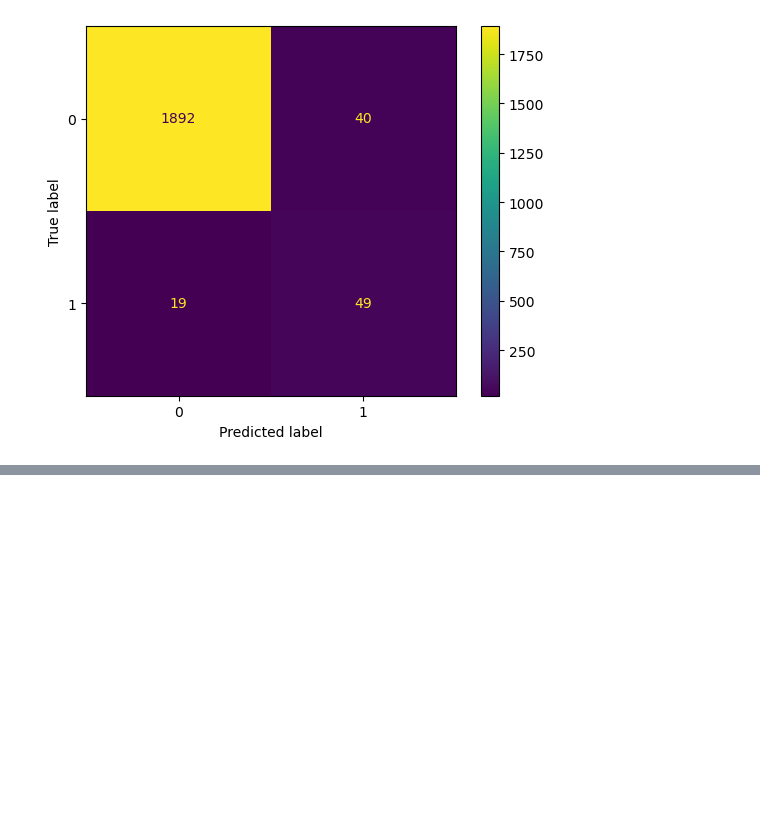
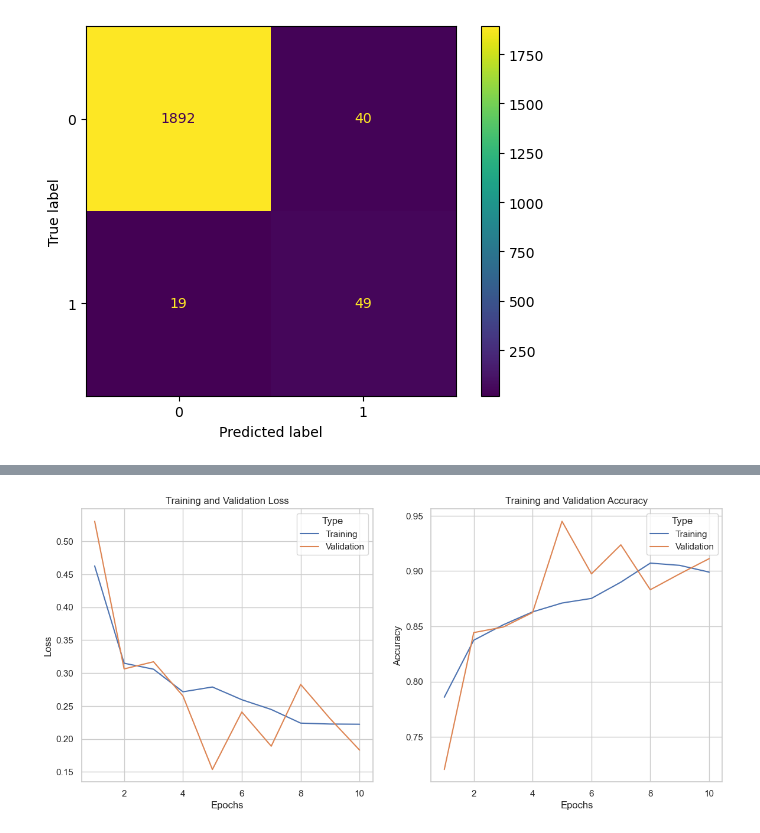
Before and after one commit to dmitriiDr/Notebooks_ML, a Jupyter notebook: 04_Predictive_Maintenance_01.ipynb, the cells around one changed output, grey strips where cells are left out. Saved outputs shown, nothing was run; the diff lists cells and outputs as text; code cells hidden in the pictures; blank space fills up the shorter version.

```diff
--- a/04_Predictive_Maintenance_01.ipynb
+++ b/04_Predictive_Maintenance_01.ipynb
@@ -680,0 +806,34 @@ ConfusionMatrixDisplay(conf_matrix, display_labels=None).plot()
+# %%
+history_dict = history.history
+train_loss = history_dict['loss']
+val_loss = history_dict['val_loss']
+train_acc = history_dict['accuracy']
+val_acc = history_dict['val_accuracy']
+
+epochs = range(1, len(train_loss) + 1)
+
+history_df = pd.DataFrame({
+    'Epoch': list(epochs) * 2,
+    'Loss': train_loss + val_loss,
+    'Accuracy': train_acc + val_acc,
+    'Type': ['Training'] * len(epochs) + ['Validation'] * len(epochs)
+})
+
+sns.set(style='whitegrid')
+fig, ax = plt.subplots(1, 2, figsize=(14, 6))
+
+
+sns.lineplot(x='Epoch', y='Loss', hue='Type', data=history_df, ax=ax[0])
+ax[0].set_title('Training and Validation Loss')
+ax[0].set_xlabel('Epochs')
+ax[0].set_ylabel('Loss')
+
+
+sns.lineplot(x='Epoch', y='Accuracy', hue='Type', data=history_df, ax=ax[1])
+ax[1].set_title('Training and Validation Accuracy')
+ax[1].set_xlabel('Epochs')
+ax[1].set_ylabel('Accuracy')
+
+plt.show()
+# %% [output]
+[figure, added]
```
Also changed, not shown: parts of 9 cells of this notebook.
